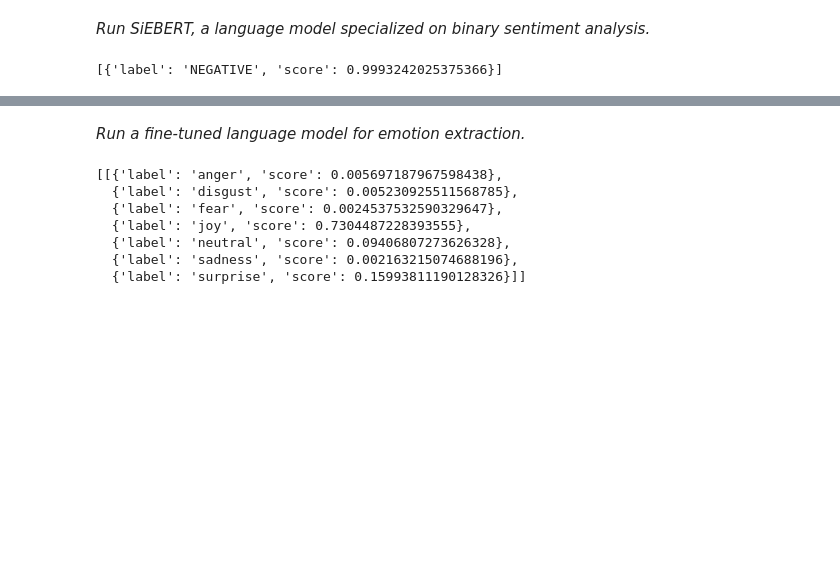
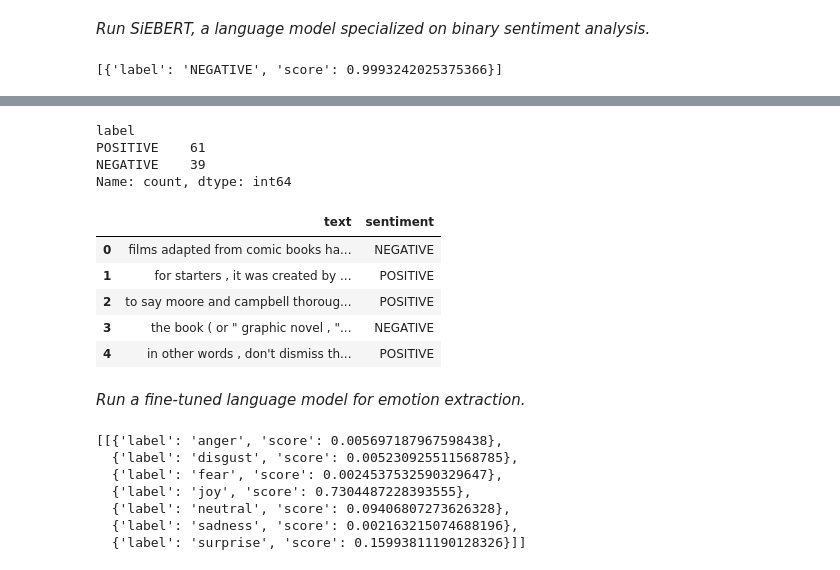
Before and after one commit to j-hartmann/SFR, a Jupyter notebook: SFR.ipynb, the cells around one changed output, grey strips where cells are left out. Cells and saved outputs as stored; diff of their text form; code cells hidden in the pictures; blank space fills up the shorter version.

```diff
--- a/SFR.ipynb
+++ b/SFR.ipynb
@@ -156,5 +157,5 @@ from transformers import pipeline
 *Run SiEBERT, a language model specialized on binary sentiment analysis.*
 # %%
 # import model
-get_sentiment = pipeline("sentiment-analysis", model="siebert/sentiment-roberta-large-english")
+get_sentiment = pipeline("sentiment-analysis", model="siebert/sentiment-roberta-large-english", device = 0)
 # %%
@@ -162,3 +163,14 @@ get_sentiment = pipeline("sentiment-analysis", model="siebert/sentiment-roberta-
 get_sentiment("My flight was cancelled. Where can I request a refund?")
 # %% [output]
 [{'label': 'NEGATIVE', 'score': 0.9993242025375366}]
+# %%
+# predict sentiment of multiple documents
+
+# load data from GitHub
+!wget https://raw.githubusercontent.com/shivang16/movieReview/master/movie_review.csv
+d = pd.read_csv("/content/movie_review.csv")
+
+# sample and preprocess data
+d = d.iloc[0:100]  # sample to first 100 reviews
+text_column = 'text'  # select text column
+texts = d[text_column].astype('str').tolist()
@@ -165,3 +188,23 @@ get_sentiment("My flight was cancelled. Where can I request a refund?")
+# %%
+# print predictions
+p = pd.DataFrame(get_sentiment(texts))['label']
+p.value_counts()  # check sentiment distribution
+# %% [output]
+label
+POSITIVE    61
+NEGATIVE    39
+Name: count, dtype: int64
+# %%
+# add predictions to original dataframe
+d['sentiment'] = p
+d[[text_column, 'sentiment']].head()
+# %% [output]
+|  | text | sentiment |
+| 0 | films adapted from comic books ha... | NEGATIVE |
+| 1 | for starters , it was created by ... | POSITIVE |
+| 2 | to say moore and campbell thoroug... | POSITIVE |
+| 3 | the book ( or " graphic novel , "... | NEGATIVE |
+| 4 | in other words , don't dismiss th... | POSITIVE |
 # %% [markdown]
 *Run a fine-tuned language model for emotion extraction.*
 # %%
```
Also changed, not shown: parts of 4 cells of this notebook.
